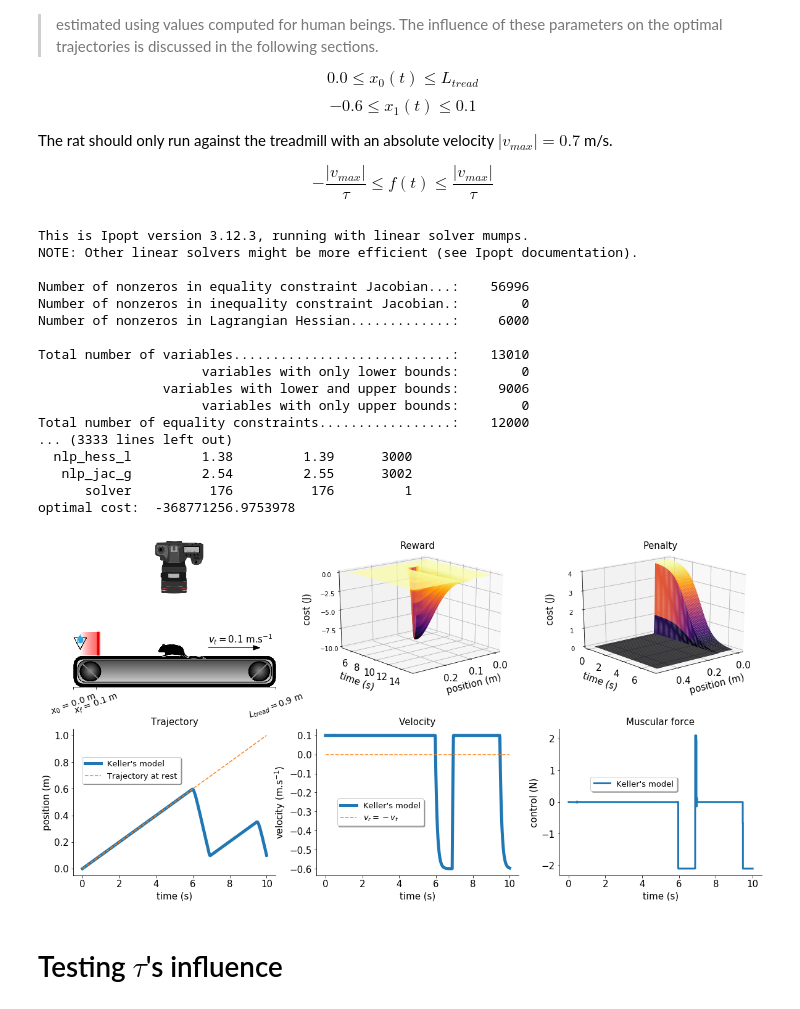
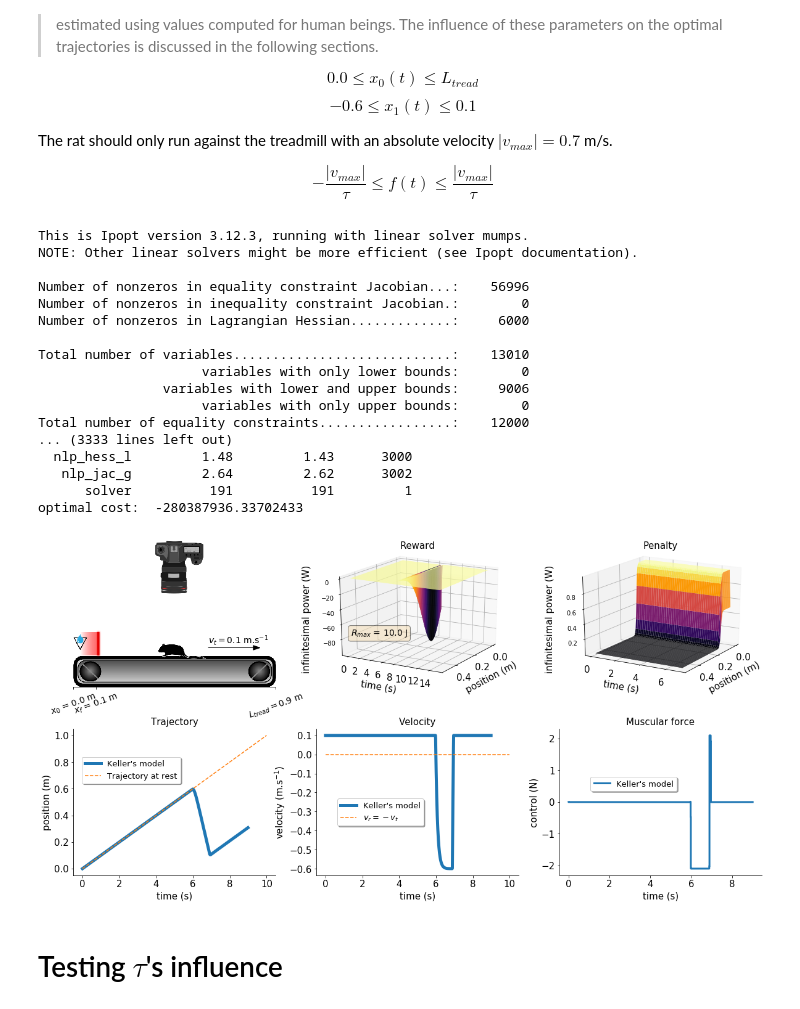
Before and after one commit to remy13127/rat_optimization, a Jupyter notebook: Keller_model.ipynb, the cells around one changed output. Drawn from its saved outputs; the diff is of its cells as text; code cells hidden in the pictures.

```diff
--- a/Keller_model.ipynb
+++ b/Keller_model.ipynb
@@ -94,7 +94,7 @@ def penalty2(t,mut,kt,height,x,mux,kx):
     return(amplitude/(1+np.exp(2*(x-mux)*kx)))
 
 
-def optimal_trajectory(tau_res,sigma,x0,xf,tf,vtapis,kxpenalty):
+def optimal_trajectory(tau_res,sigma,x0,xf,tf,vtapis,kxpenalty,reward_max):
     '''This function takes parameters a, b, initial position x0 and final position xf and
     computes the OC problem assuming either a linear cost (cost='linear', Int_0^T a+b*v dt),
     or a quadratic one (cost='quadratic',Int_0^T a+b*v*v dt). It returns respectively the
@@ -119,7 +119,7 @@ def optimal_trajectory(tau_res,sigma,x0,xf,tf,vtapis,kxpenalty):
     rhs = struct_SX(states)
     x = states['x']
     rhs["x"] = vertcat(x[1], u -(x[1]-vtapis)/tau_res)
-    rhs["L"] = sigma - u*(x[1]-vtapis)+reward_function2(t=t,dt=0.1,reward_max=100.0,x=x[0],sigma_x=0.1,mu_x=0.1)+penalty2(t=t,mut=7.0,kt=100,height=1.0,x=x[0],mux=0.1,kx=100)#+penalty_function(x=x[0],t=t,mux=0.1,mut=3.5,kxpenalty=kxpenalty,steepnesst=5,vtapis=vtapis)+reward_function(x=x[0],t=t,mux=0.1,mut=6.95,steepnesst=1000)
+    rhs["L"] = sigma - u*(x[1]-vtapis)+reward_function2(t=t,dt=0.1,reward_max=reward_max,x=x[0],sigma_x=0.1,mu_x=0.1)+penalty2(t=t,mut=7.0,kt=100,height=1.0,x=x[0],mux=0.1,kx=100)#+penalty_function(x=x[0],t=t,mux=0.1,mut=3.5,kxpenalty=kxpenalty,steepnesst=5,vtapis=vtapis)+reward_function(x=x[0],t=t,mux=0.1,mut=6.95,steepnesst=1000)
 
     # ODE right hand side function
     f = Function('f', [t,states,u],[rhs])
@@ -312,10 +312,10 @@ kxpenalty=100  # steepness of penalty cost (the higher the steeper: 100 very ste
 x0 = 0.0     # initial position
 xf = 0.1     # final position
 tf = 10.     # final time (duration of experiment)
-
+reward_max = 10.0
 sigma = 1.708
 tau = 0.1
-xk,xdotk,tk,acck,tak = optimal_trajectory(tau_res=tau,sigma=sigma,x0=x0,xf=xf,tf=tf,vtapis=vtapis,kxpenalty=kxpenalty)
+xk,xdotk,tk,acck,tak = optimal_trajectory(tau_res=tau,sigma=sigma,x0=x0,xf=xf,tf=tf,vtapis=vtapis,kxpenalty=kxpenalty,reward_max=reward_max)
 # %% [output]
 This is Ipopt version 3.12.3, running with linear solver mumps.
 NOTE: Other linear solvers might be more efficient (see Ipopt documentation).
@@ -330,11 +330,13 @@ Total number of variables............................:    13010
                      variables with only upper bounds:        0
 Total number of equality constraints.................:    12000
 ... (3333 lines left out)
-  nlp_hess_l         1.38         1.39      3000
-   nlp_jac_g         2.54         2.55      3002
-      solver          176          176         1
-optimal cost:  -368771256.9753978
+  nlp_hess_l         1.48         1.43      3000
+   nlp_jac_g         2.64         2.62      3002
+      solver          191          191         1
+optimal cost:  -280387936.33702433
 # %%
+limit=900
+
 #GENERATE FIGURE
 fig3 = plt.figure(figsize=(20,10))
 plt.subplots_adjust(left=None, bottom=None, right=None, top=None, wspace=0.5, hspace=2)
@@ -352,26 +354,27 @@ f3_ax1.set_xticks([x0*1000,xf*1000,900])
 plt.xticks(rotation=20)
 f3_ax1.set_xticklabels([r'$x_0$ = '+str(x0)+' m',r'$x_f$ = '+str(xf)+' m',r'$L_{tread} = 0.9$ m'],size=14)
 plt.arrow(600,470,200,0,head_width=20.0,color='black')
-plt.text(600,450,r'$v_t = $'+str(vtapis)+' m.s$^{-1}$',size=15)
+plt.text(600,450,r'$v_t = $'+str(vtapis)+' m.s$^{-1}$',size=14)
+
 
 #REWARD FUNCTION
 f3_ax2 = fig3.add_subplot(gs[:3, 2:4],projection="3d")
 f3_ax2.set_title('Reward',size=15)
-t = np.linspace(5,15,100)
-x = np.linspace(0.0,0.30,100)
+t = np.linspace(0,15,100)
+x = np.linspace(0.0,0.50,100)
 X,T = np.meshgrid(x,t)
-Z = reward_function(X,T,mux=0.1,mut=6.95,steepnesst=1000)
+Z = reward_function2(t=T,dt=0.1,reward_max=reward_max,x=X,sigma_x=0.1,mu_x=0.1)
 f3_ax2.plot_surface(X, T, Z, rstride=1, cstride=1,cmap='inferno', edgecolor='none')
 plt.xlabel('position (m)',size=15,labelpad=10)
-plt.xticks(np.arange(0, 0.3, step=0.1))
+plt.xticks(np.arange(0, 0.5, step=0.2))
 plt.ylabel('time (s)',size=15,labelpad=10)
 f3_ax2.zaxis.set_rotate_label(False)
-f3_ax2.set_zlabel('cost (J)',size=15,labelpad=10,rotation=90)
-f3_ax2.set_zticks(np.linspace(0,-10.0,5))
-f3_ax2.view_init(20, 50)
+f3_ax2.set_zlabel('infinitesimal power (W)',size=15,labelpad=10,rotation=90)
+#f3_ax2.set_zticks(np.linspace(0,-10.0,5))
+f3_ax2.view_init(20, 30)
 plt.xticks(size = 15)
 plt.yticks(size = 15)
-
+f3_ax2.text2D(0.17, 0.35, r"$R_{max}$ = "+str(reward_max)+' J', transform=f3_ax2.transAxes,size=14,bbox=dict(boxstyle='round', facecolor='wheat', alpha=0.5))
 
 #PENALTY FUNCTION
 f3_ax3 = fig3.add_subplot(gs[:3, 4:],projection='3d')
@@ -379,16 +382,16 @@ f3_ax3.set_title('Penalty',size=15)
 x = np.linspace(0.0,0.5,100)
 t = np.linspace(0.0,7.0)
 X,T = np.meshgrid(x,t)
-Z = penalty_function(X,T,mux=0.1,mut=3.5,kxpenalty=kxpenalty,steepnesst=5,vtapis=vtapis)
+Z = penalty2(t=T,mut=7.0,kt=100,height=1.0,x=X,mux=0.1,kx=100)
 f3_ax3.plot_surface(X, T, Z, rstride=1, cstride=1,cmap='inferno', edgecolor='none')
 plt.xlabel('position (m)',size=15,labelpad=10)
 plt.xticks(np.arange(0, 0.5, step=0.2))
 plt.yticks(np.arange(0, 7, step=2))
 plt.ylabel('time (s)',size=15,labelpad=10)
 f3_ax3.zaxis.set_rotate_label(False)
-f3_ax3.set_zlabel('cost (J)',size=15,labelpad=10,rotation=90)
-f3_ax3.set_zticks(np.linspace(0,4,5))
-f3_ax3.view_init(20, 50)
+f3_ax3.set_zlabel('infinitesimal power (W)',size=15,labelpad=10,rotation=90)
+#f3_ax3.set_zticks(np.linspace(0,4,5))
+f3_ax3.view_init(20, 30)
 plt.xticks(size = 15)
 plt.yticks(size = 15)
 
@@ -396,7 +399,7 @@ plt.yticks(size = 15)
 #TRAJECTORY
 f3_ax4 = fig3.add_subplot(gs[3:,:2])
 f3_ax4.set_title('Trajectory',size=15)
-plt.plot(tk,xk,label="Keller's model",linewidth=5.0,alpha=1.0)
+plt.plot(tk[:limit],xk[:limit],label="Keller's model",linewidth=5.0,alpha=1.0)
 plt.plot(tk,[0.1*t for t in tk],'--',label='Trajectory at rest')
 f3_ax4.spines['top'].set_visible(False)
 f3_ax4.spines['right'].set_visible(False)
@@ -407,37 +410,36 @@ plt.ylabel('position (m)',size=15)
 plt.xlabel('time (s)',size=15)
 
 
 #VELOCITY
 f3_ax5 = fig3.add_subplot(gs[3:, 2:4])
 f3_ax5.set_title('Velocity',size=15)
-plt.plot(tk,xdotk,label="Keller's model",linewidth=5.0)
+plt.plot(tk[:limit],xdotk[:limit],label="Keller's model",linewidth=5.0)
 plt.plot(tk,[0.0 for t in tk],'--',label=r'$v_r=-v_t$')
 plt.ylabel(r'velocity (m.s$^{-1}$)',size=15)
 plt.xlabel('time (s)',size = 15)
 f3_ax5.spines['top'].set_visible(False)
 f3_ax5.spines['right'].set_visible(False)
 f3_ax5.legend(fontsize=13,bbox_to_anchor=(.55, .55),shadow=True, ncol=1)
 plt.xticks(size = 15)
 plt.yticks(size = 15)
 
 
 #Muscular force
 f3_ax6 = fig3.add_subplot(gs[3:, 4:])
 f3_ax6.set_title('Muscular force',size=15)
-plt.step(tak,[0.3*f for f in acck],label="Keller's model",linewidth=3.0)
+plt.step(tak[:limit],[0.3*f for f in acck][:limit],label="Keller's model",linewidth=3.0)
 plt.ylabel(r'control (N)',size=15)
 plt.xlabel('time (s)',size=15)
 f3_ax6.spines['top'].set_visible(False)
 f3_ax6.spines['right'].set_visible(False)
 f3_ax6.legend(fontsize=13,bbox_to_anchor=(.6, .7),shadow=True, ncol=1)
 plt.xticks(size = 15)
 plt.yticks(size = 15)
 
-
 plt.savefig('Results_tau'+str(tau)+'sigma_'+str(sigma)+'.pdf')
 plt.show()
 # %% [output]
-[figure, old version]
+[figure, new version]
 # %% [markdown]
 # Testing $\tau$'s influence
 # %%
```
Also changed, not shown: parts of 2 cells of this notebook.
